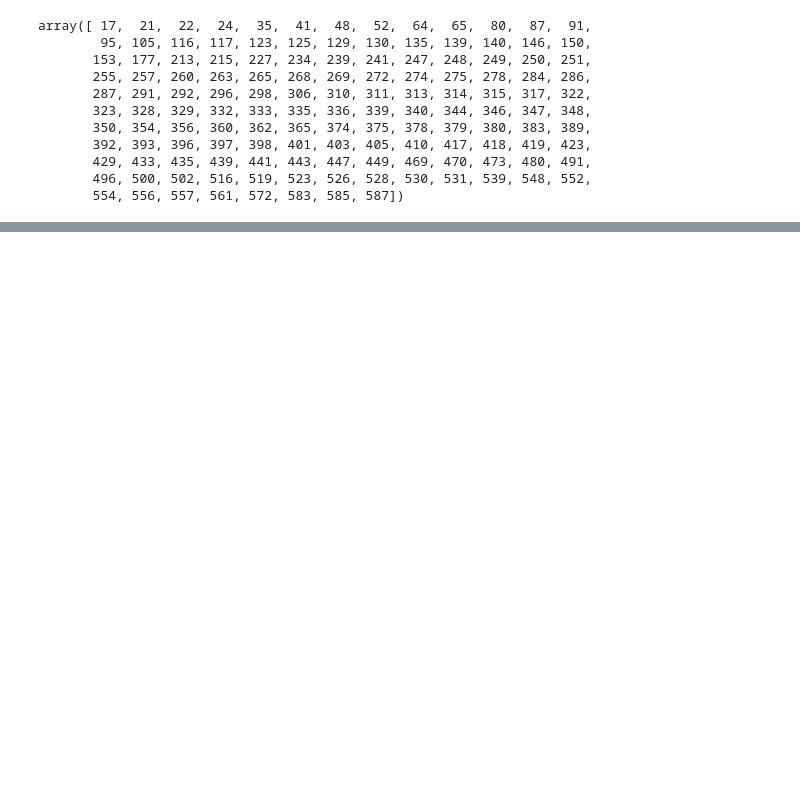
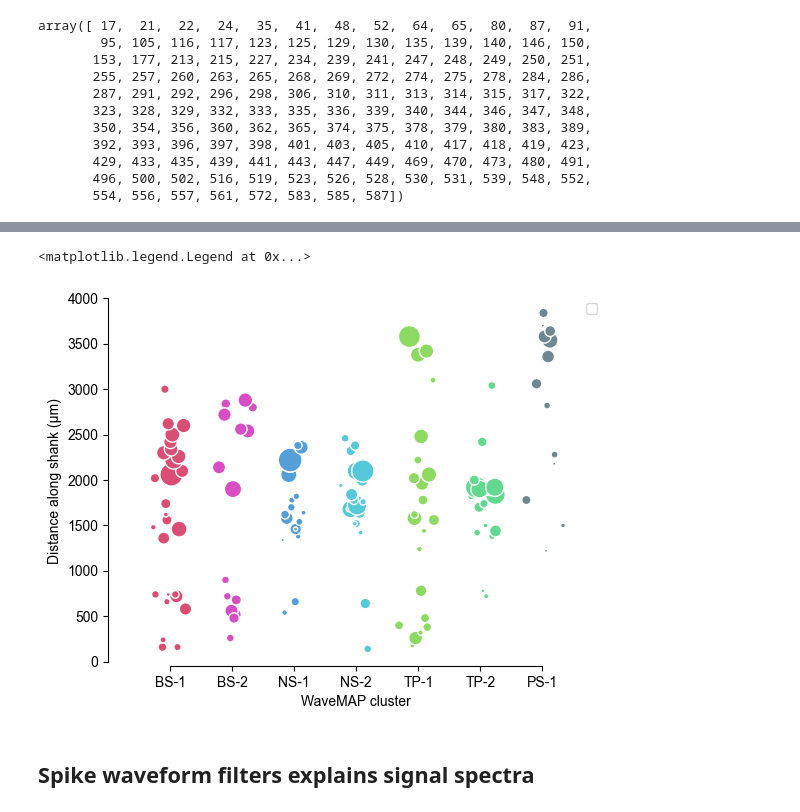
Before and after one commit to mateouma/fpp-npx, a Jupyter notebook: newlib.ipynb, the cells around one changed output, grey strips where cells are left out. Saved outputs shown, nothing was run; the diff lists cells and outputs as text; code cells hidden in the pictures; blank space fills up the shorter version.

```diff
--- a/newlib.ipynb
+++ b/newlib.ipynb
@@ -316,0 +123,24 @@ Using the average waveform will not work because waveform amplitude depends on d
+# %%
+clust_order = [0, 3, 5, 6, 2, 1, 4]
+
+fig,ax = plt.subplots()
+
+for clust in np.unique(wmc.clustering_solution):
+    cluster_unit_ids = cluster_idx_unit_list[clust]
+
+    wmc_cluster_info = npxsession['cluster_info'][np.isin(npxsession['cluster_info']['cluster_id'],cluster_unit_ids)]
+    ax.scatter(np.random.randn(len(cluster_unit_ids))/8 + clust_order[clust], wmc_cluster_info['depth'], color=wmc.CLUSTER_PALETTE[clust], s=wmc_cluster_info['fr']*7.5, edgecolor='white')
+ax.set_ylim((-45.0, 4025.0))
+ax.set_xlim((-1, 7))
+ax.set_xlabel("WaveMAP cluster")
+ax.set_ylabel("Distance along shank (µm)")
+ax.spines['bottom'].set_bounds(0, 6)
+ax.spines['left'].set_bounds(0, 4000)
+ax.set_xticks([0,1,2,3,4,5,6])
+ax.set_xticklabels(['BS-1', 'BS-2', 'NS-1', 'NS-2', 'TP-1', 'TP-2', 'PS-1'])
+ax.legend()
+# %% [output]
+<matplotlib.legend.Legend at 0x...>
+[figure, added]
+# %% [markdown]
+## Spike waveform filters explains signal spectra
```
Also changed, not shown: parts of 43 cells of this notebook, 14 other files.
